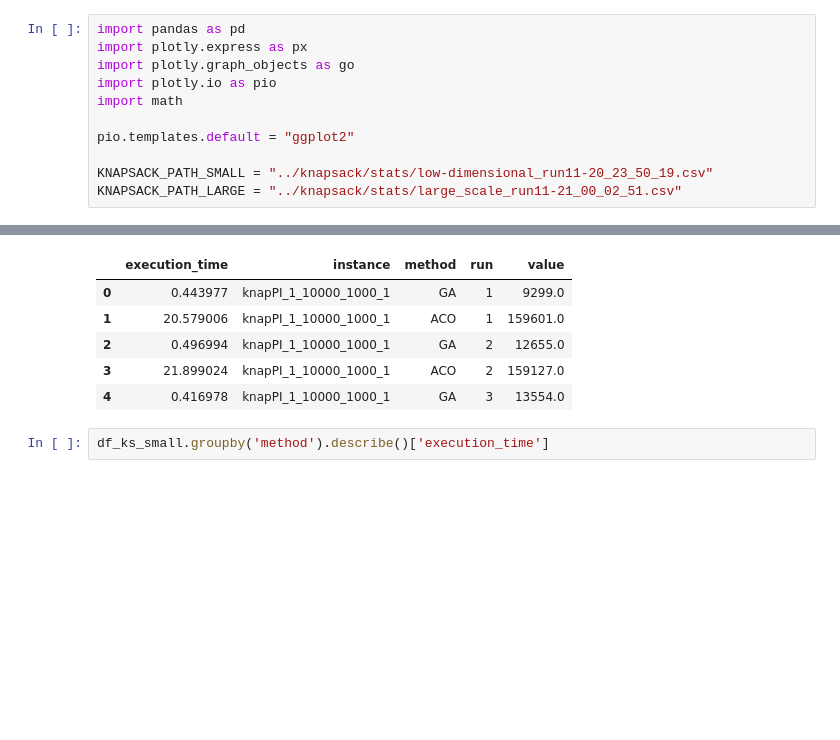
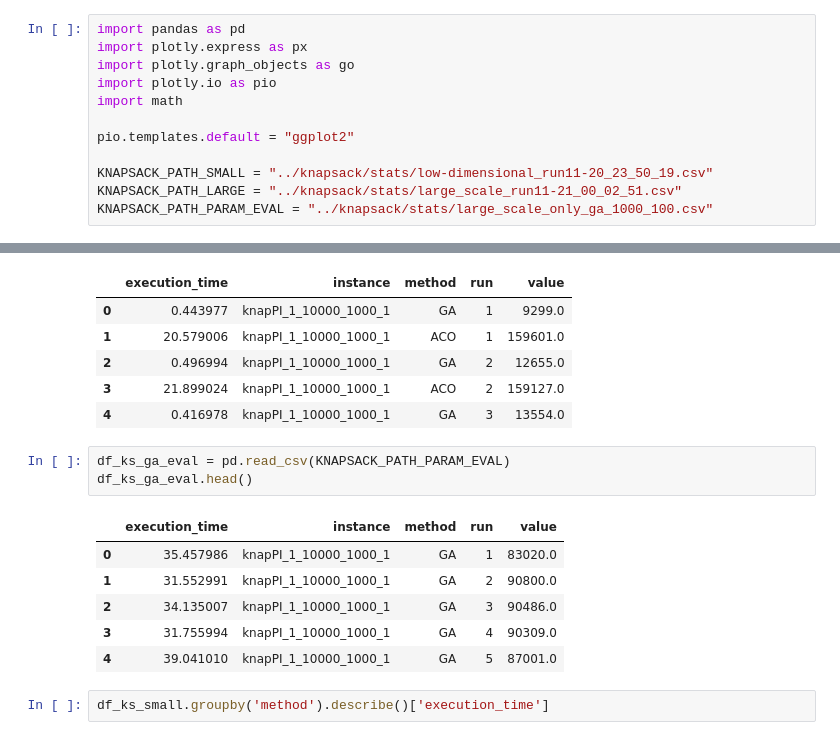
Before and after one commit to freecraver/SOS_ants_ga, a Jupyter notebook: stats/charts_creator.ipynb, the cells around one changed output, grey strips where cells are left out. Cells and saved outputs as stored; diff of their text form; blank space fills up the shorter version.

Commit message:
added results for parameter evaluation

```diff
--- a/stats/charts_creator.ipynb
+++ b/stats/charts_creator.ipynb
@@ -11,6 +11,7 @@ pio.templates.default = "ggplot2"
 
 KNAPSACK_PATH_SMALL = "../knapsack/stats/low-dimensional_run11-20_23_50_19.csv"
 KNAPSACK_PATH_LARGE = "../knapsack/stats/large_scale_run11-21_00_02_51.csv"
+KNAPSACK_PATH_PARAM_EVAL = "../knapsack/stats/large_scale_only_ga_1000_100.csv"
 # %%
 df_ks_small = pd.read_csv(KNAPSACK_PATH_SMALL)
 df_ks_small.head()
@@ -31,6 +32,16 @@ df_ks_large.head()
 | 2 | 0.496994 | knapPI_1_10000_1000_1 | GA | 2 | 12655.0 |
 | 3 | 21.899024 | knapPI_1_10000_1000_1 | ACO | 2 | 159127.0 |
 | 4 | 0.416978 | knapPI_1_10000_1000_1 | GA | 3 | 13554.0 |
+# %%
+df_ks_ga_eval = pd.read_csv(KNAPSACK_PATH_PARAM_EVAL)
+df_ks_ga_eval.head()
+# %% [output]
+|  | execution_time | instance | method | run | value |
+| 0 | 35.457986 | knapPI_1_10000_1000_1 | GA | 1 | 83020.0 |
+| 1 | 31.552991 | knapPI_1_10000_1000_1 | GA | 2 | 90800.0 |
+| 2 | 34.135007 | knapPI_1_10000_1000_1 | GA | 3 | 90486.0 |
+| 3 | 31.755994 | knapPI_1_10000_1000_1 | GA | 4 | 90309.0 |
+| 4 | 39.041010 | knapPI_1_10000_1000_1 | GA | 5 | 87001.0 |
 # %%
 df_ks_small.groupby('method').describe()['execution_time']
 # %% [output]
```
Also changed, not shown: parts of 9 cells of this notebook, 5 other files.
